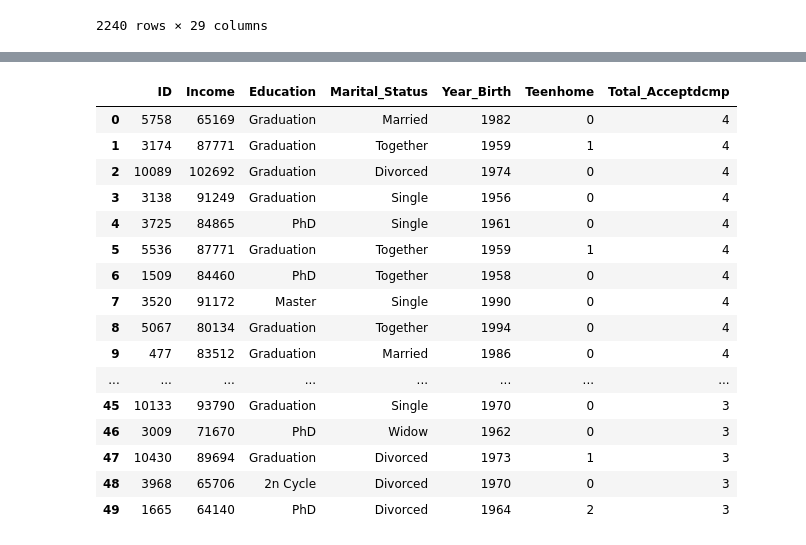
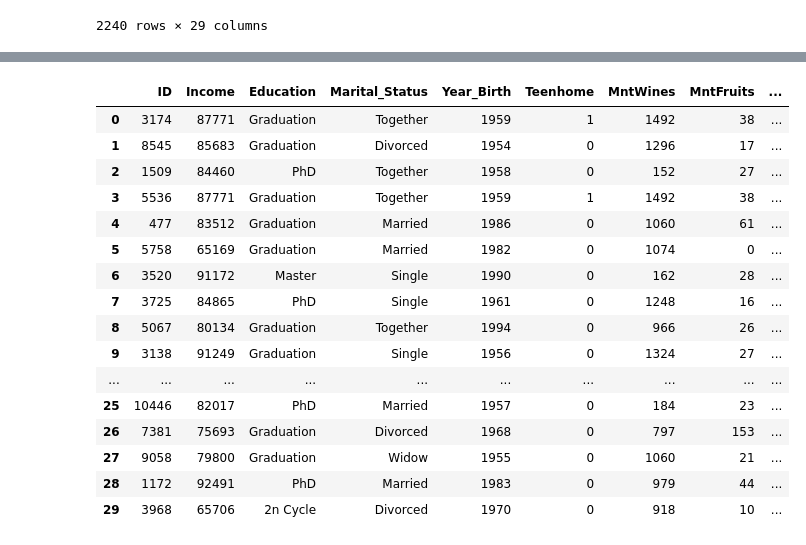
Before and after one commit to luasmar/python-and-data-projects, a Jupyter notebook: Exploratory_Analysis_Ifood.ipynb, the cells around one changed output, grey strips where cells are left out. Saved outputs shown, nothing was run; the diff lists cells and outputs as text; code cells hidden in the pictures.

```diff
--- a/Exploratory_Analysis_Ifood.ipynb
+++ b/Exploratory_Analysis_Ifood.ipynb
@@ -292,42 +290,51 @@ LIMIT 30
 | 28 | 10489 | 92955 | Graduation | Married | 1973 | 0 | 1 | 0 | ... |
 | 29 | 1340 | 92910 | Graduation | Married | 1986 | 0 | 1 | 0 | ... |
 # %%
-# Top 50 IDs that most accepted campaigns.
+# Top 30 IDs that most accepted campaigns.
 
-# Families with higher incomes and less teenagers accept more campaigns.
+# It was noticeable that families with higher incomes and fewer teenagers convert more site access into purchase. Being the niche that most accept campaigns.
 
 %%bigquery --project ifood-349417
 
 SELECT
   ID,
   Income,
   Education,
   Marital_Status,
   Year_Birth,
   Teenhome,
+  MntWines,
+  MntFruits,
+  MntMeatProducts,
+  MntFishProducts,
+  MntSweetProducts,
+  MntGoldProds,
+  NumWebPurchases,
+  NumStorePurchases,
+  NumWebVisitsMonth,
   (AcceptedCmp1 +	AcceptedCmp2 +	AcceptedCmp3	+ AcceptedCmp4 + AcceptedCmp5) as Total_Acceptdcmp
 
 
 
 FROM ifood-349417.ifood.ifood
 ORDER BY Total_Acceptdcmp desc
-LIMIT 50
+LIMIT 30
 # %% [output]
-|  | ID | Income | Education | Marital_Status | Year_Birth | Teenhome | Total_Acceptdcmp |
-| 0 | 5758 | 65169 | Graduation | Married | 1982 | 0 | 4 |
-| 1 | 3174 | 87771 | Graduation | Together | 1959 | 1 | 4 |
-| 2 | 10089 | 102692 | Graduation | Divorced | 1974 | 0 | 4 |
-| 3 | 3138 | 91249 | Graduation | Single | 1956 | 0 | 4 |
-| 4 | 3725 | 84865 | PhD | Single | 1961 | 0 | 4 |
-| 5 | 5536 | 87771 | Graduation | Together | 1959 | 1 | 4 |
-| 6 | 1509 | 84460 | PhD | Together | 1958 | 0 | 4 |
-| 7 | 3520 | 91172 | Master | Single | 1990 | 0 | 4 |
-| 8 | 5067 | 80134 | Graduation | Together | 1994 | 0 | 4 |
-| 9 | 477 | 83512 | Graduation | Married | 1986 | 0 | 4 |
-| ... | ... | ... | ... | ... | ... | ... | ... |
-| 45 | 10133 | 93790 | Graduation | Single | 1970 | 0 | 3 |
-| 46 | 3009 | 71670 | PhD | Widow | 1962 | 0 | 3 |
-| 47 | 10430 | 89694 | Graduation | Divorced | 1973 | 1 | 3 |
-| 48 | 3968 | 65706 | 2n Cycle | Divorced | 1970 | 0 | 3 |
-| 49 | 1665 | 64140 | PhD | Divorced | 1964 | 2 | 3 |
+|  | ID | Income | Education | Marital_Status | Year_Birth | Teenhome | MntWines | MntFruits | ... |
+| 0 | 3174 | 87771 | Graduation | Together | 1959 | 1 | 1492 | 38 | ... |
+| 1 | 8545 | 85683 | Graduation | Divorced | 1954 | 0 | 1296 | 17 | ... |
+| 2 | 1509 | 84460 | PhD | Together | 1958 | 0 | 152 | 27 | ... |
+| 3 | 5536 | 87771 | Graduation | Together | 1959 | 1 | 1492 | 38 | ... |
+| 4 | 477 | 83512 | Graduation | Married | 1986 | 0 | 1060 | 61 | ... |
+| 5 | 5758 | 65169 | Graduation | Married | 1982 | 0 | 1074 | 0 | ... |
+| 6 | 3520 | 91172 | Master | Single | 1990 | 0 | 162 | 28 | ... |
+| 7 | 3725 | 84865 | PhD | Single | 1961 | 0 | 1248 | 16 | ... |
+| 8 | 5067 | 80134 | Graduation | Together | 1994 | 0 | 966 | 26 | ... |
+| 9 | 3138 | 91249 | Graduation | Single | 1956 | 0 | 1324 | 27 | ... |
+| ... | ... | ... | ... | ... | ... | ... | ... | ... | ... |
+| 25 | 10446 | 82017 | PhD | Married | 1957 | 0 | 184 | 23 | ... |
+| 26 | 7381 | 75693 | Graduation | Divorced | 1968 | 0 | 797 | 153 | ... |
+| 27 | 9058 | 79800 | Graduation | Widow | 1955 | 0 | 1060 | 21 | ... |
+| 28 | 1172 | 92491 | PhD | Married | 1983 | 0 | 979 | 44 | ... |
+| 29 | 3968 | 65706 | 2n Cycle | Divorced | 1970 | 0 | 918 | 10 | ... |
 # %%
```
Also changed, not shown: parts of 8 cells of this notebook.
